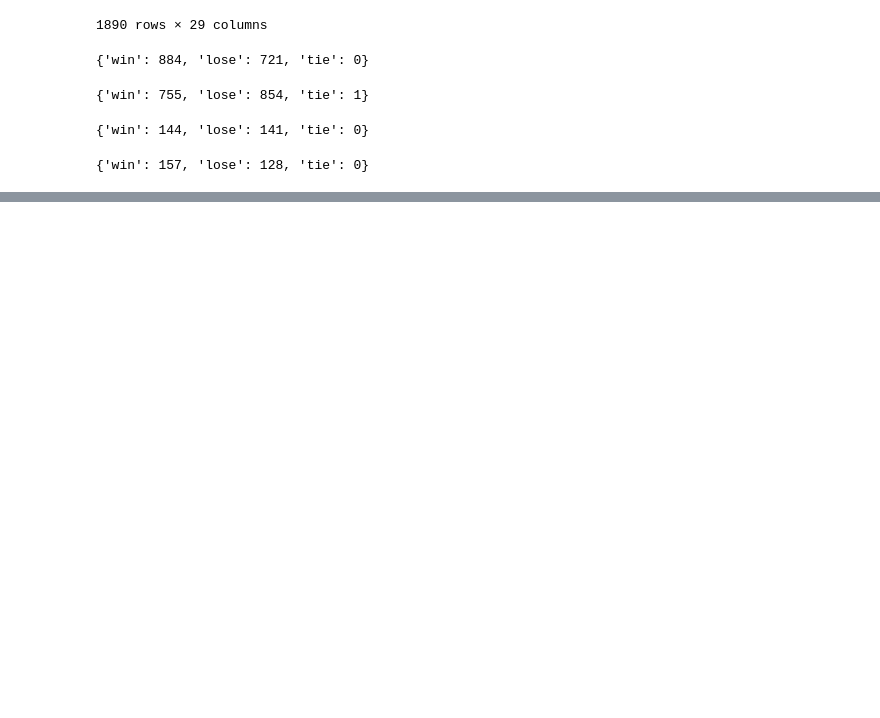
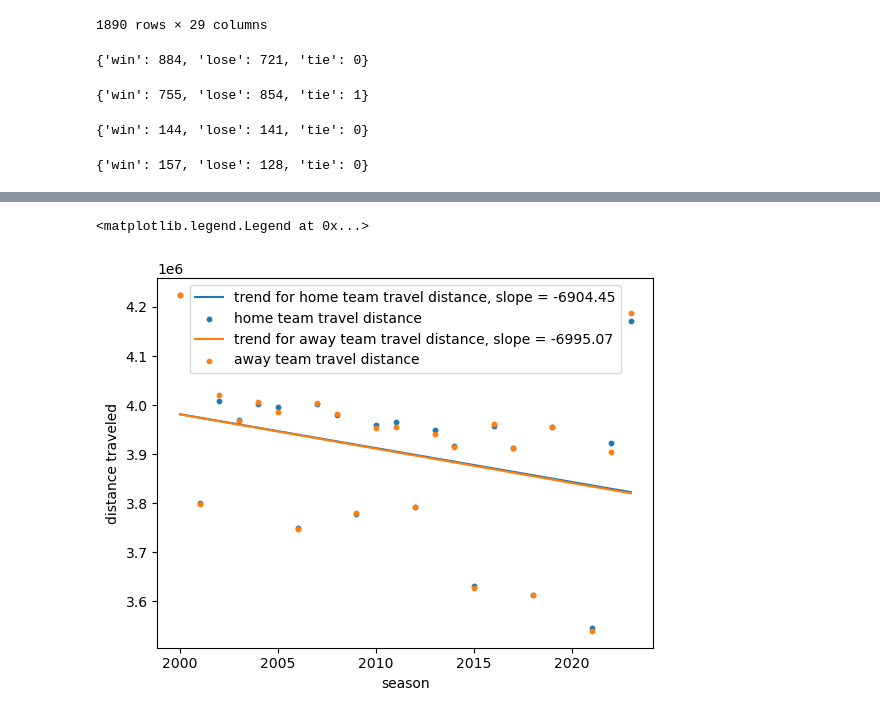
Before and after one commit to mzppppp/Datathon2024, a Jupyter notebook: Datathon2024_Astros.ipynb, the cells around one changed output, grey strips where cells are left out. Cells and saved outputs as stored; diff of their text form; code cells hidden in the pictures; blank space fills up the shorter version.

```diff
--- a/Datathon2024_Astros.ipynb
+++ b/Datathon2024_Astros.ipynb
@@ -114,0 +122,3 @@ plt.ylabel('number of games');
+# %%
+df1 = pd.read_csv("datathon_2024_dataset_cleaned.csv")
+df1.columns
@@ -114,0 +135,30 @@ plt.ylabel('number of games');
+# %%
+gamedate = []
+for i in range(len(df1)):
+    gamedate.append(datetime.strptime(df1['game_date'].values[i], '%Y-%m-%d'))
+# %%
+year = list(np.arange(2000, 2024, 1))
+home_dist = np.zeros(24)
+away_dist = np.zeros(24)
+for i in range(len(gamedate)):
+    y = gamedate[i].year
+    home_dist[year.index(y)] += df1['home_distance'][i]
+    away_dist[year.index(y)] += df1['away_distance'][i]
+# %%
+year = np.array(year)
+total_dist = home_dist + away_dist
+
+slope1, inter1 = np.polyfit(year[home_dist>3e6], home_dist[home_dist>3e6], 1)
+plt.plot(year[home_dist>3e6], slope1*year[home_dist>3e6] + inter1, label = f'trend for home team travel distance, slope = {round(slope1, 2)}')
+plt.scatter(year[home_dist>3e6], home_dist[home_dist>3e6], s = 10, label = 'home team travel distance')
+
+slope2, inter2 = np.polyfit(year[away_dist>3e6], away_dist[away_dist>3e6], 1)
+plt.plot(year[away_dist>3e6], slope2*year[away_dist>3e6] + inter2, label = f'trend for away team travel distance, slope = {round(slope2, 3)}')
+plt.scatter(year[away_dist>3e6], away_dist[away_dist>3e6], s = 10, label = 'away team travel distance')
+
+plt.xlabel('season')
+plt.ylabel('distance traveled')
+plt.legend()
+# %% [output]
+<matplotlib.legend.Legend at 0x...>
+[figure, added]
```
Also changed, not shown: parts of 9 cells of this notebook.
